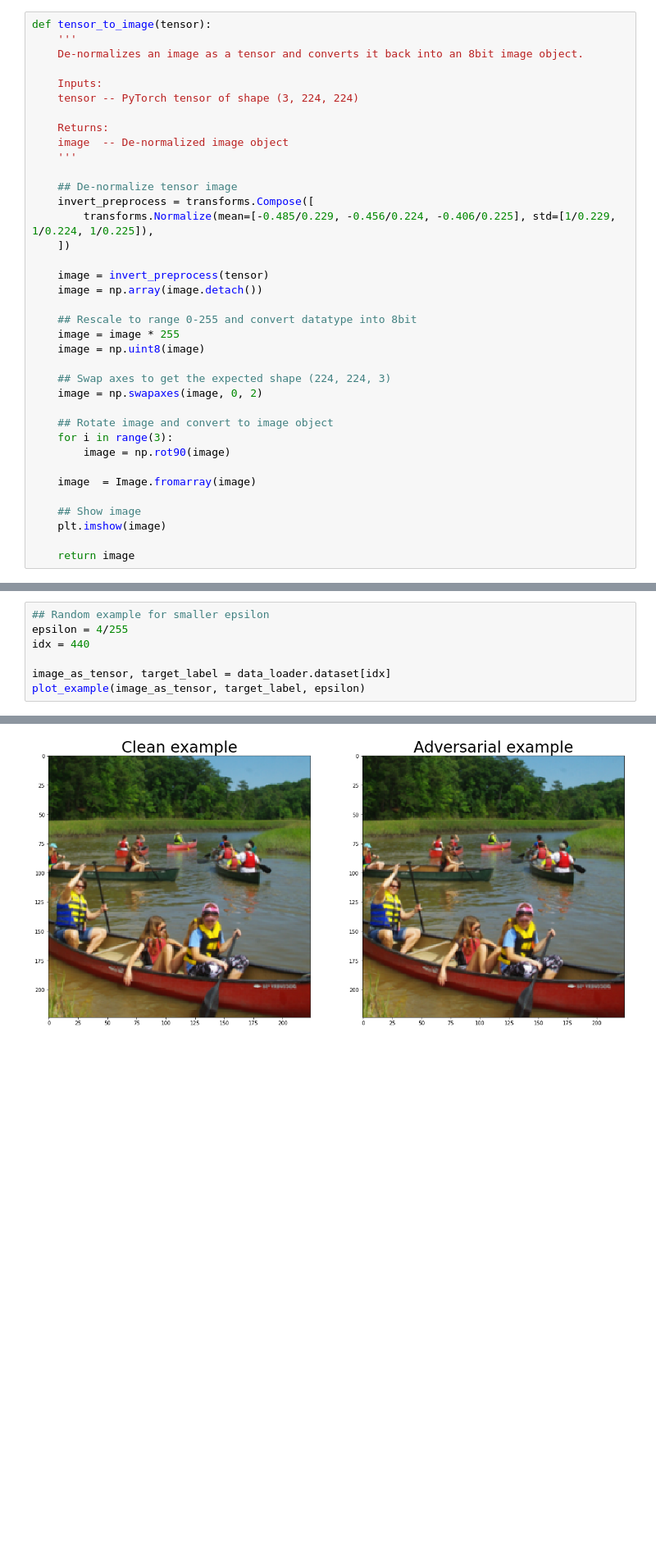
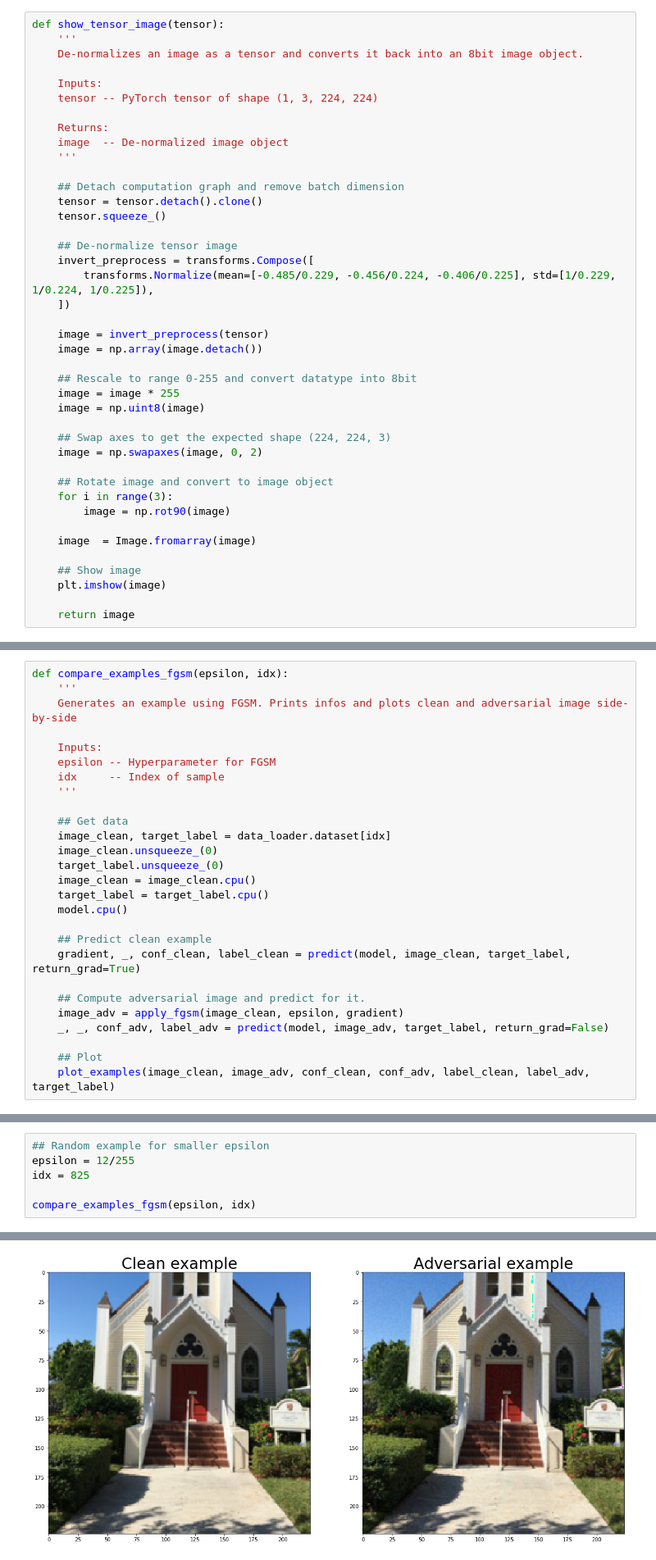
Before and after one commit to phil-hoang/Adversarial_Examples_GANs, a Jupyter notebook: 1_2-Adversarial_Examples_googleNet_ImageNet.ipynb, the cells around one changed output, grey strips where cells are left out. Shown at 82% size. Cells and saved outputs as stored; diff of their text form; blank space fills up the shorter version.

```diff
--- a/1_2-Adversarial_Examples_googleNet_ImageNet.ipynb
+++ b/1_2-Adversarial_Examples_googleNet_ImageNet.ipynb
@@ -119,16 +144,20 @@ data_loader = torch.utils.data.DataLoader(
 
 The image has to be cropped, centered as well as normalized. Since the model has been trained with mini batch gradient descent, we add the batch dimension.
 # %%
-def tensor_to_image(tensor):
+def show_tensor_image(tensor):
     '''
     De-normalizes an image as a tensor and converts it back into an 8bit image object.
 
     Inputs:
-    tensor -- PyTorch tensor of shape (3, 224, 224)
+    tensor -- PyTorch tensor of shape (1, 3, 224, 224)
 
     Returns:
     image  -- De-normalized image object
     '''
+
+    ## Detach computation graph and remove batch dimension
+    tensor = tensor.detach().clone()
+    tensor.squeeze_()
 
     ## De-normalize tensor image
     invert_preprocess = transforms.Compose([
@@ -227 +282,28 @@ def predict(model, image, target_label, return_grad=False, supress_output=True):
+# %%
+def compare_examples_fgsm(epsilon, idx):
+    '''
+    Generates an example using FGSM. Prints infos and plots clean and adversarial image side-by-side
+
+    Inputs:
+    epsilon -- Hyperparameter for FGSM
+    idx     -- Index of sample
+    '''
+
+    ## Get data
+    image_clean, target_label = data_loader.dataset[idx]
+    image_clean.unsqueeze_(0)
+    target_label.unsqueeze_(0)
+    image_clean = image_clean.cpu()
+    target_label = target_label.cpu()
+    model.cpu()
+
+    ## Predict clean example
+    gradient, _, conf_clean, label_clean = predict(model, image_clean, target_label, return_grad=True)
+
+    ## Compute adversarial image and predict for it.
+    image_adv = apply_fgsm(image_clean, epsilon, gradient)
+    _, _, conf_adv, label_adv = predict(model, image_adv, target_label, return_grad=False)
+
+    ## Plot
+    plot_examples(image_clean, image_adv, conf_clean, conf_adv, label_clean, label_adv, target_label)
 # %% [markdown]
@@ -301,8 +352,7 @@ def plot_example(image_as_tensor, target_label, epsilon):
 # %%
 ## Random example for smaller epsilon
-epsilon = 4/255
-idx = 440
+epsilon = 12/255
+idx = 825
 
-image_as_tensor, target_label = data_loader.dataset[idx]
-plot_example(image_as_tensor, target_label, epsilon)
+compare_examples_fgsm(epsilon, idx)
 # %% [output]
@@ -323,4 +364,4 @@ Predicted class name: paddle, boat paddle
-[figure, old version]
+[figure, new version]
 # %%
 ## Random example for larger epsilon
 epsilon = 12/255
```
Also changed, not shown: parts of 24 cells of this notebook, 27 other files.
